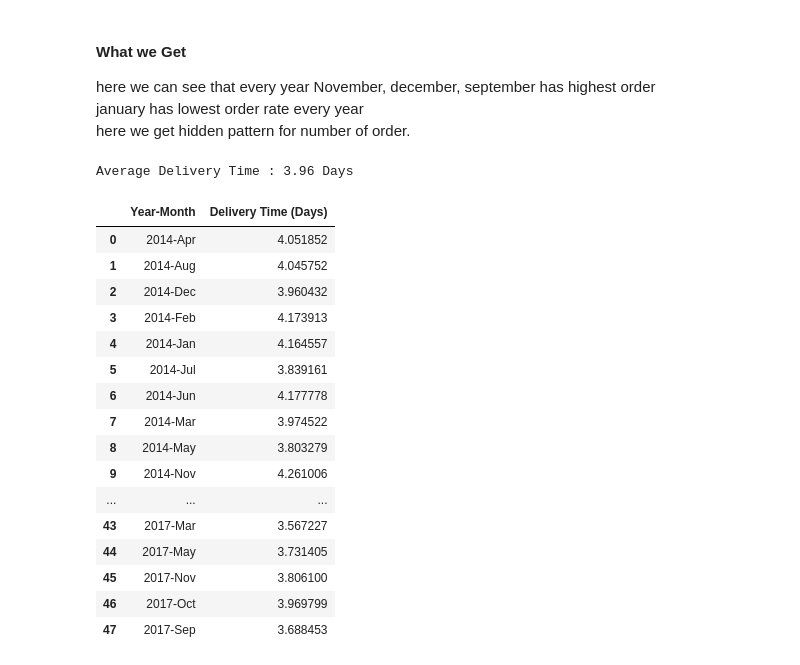
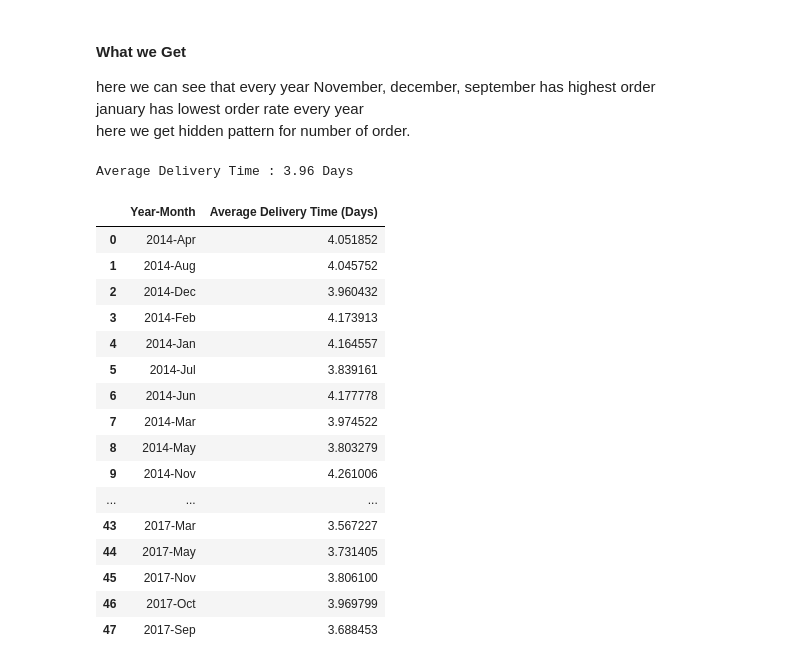
Before and after one commit to Akhil1U/Python_Basics, a Jupyter notebook: Numpy_pandas_plotly/superstore_analysis.ipynb, the cells around one changed output. Saved outputs shown, nothing was run; the diff lists cells and outputs as text; code cells hidden in the pictures.

```diff
--- a/Numpy_pandas_matploat/superstore_analysis.ipynb
+++ b/Numpy_pandas_plotly/superstore_analysis.ipynb
@@ -510,18 +522,18 @@ df['date_difference'] = df['Ship Date'] - df['Order Date']
 # %%
 
 df['Order Date'] = pd.to_datetime(df['Order Date'])
 df['Ship Date'] = pd.to_datetime(df['Ship Date'])
 
-df['Delivery Time (Days)'] = (df['Ship Date'] - df['Order Date']).dt.days
+df['Average Delivery Time (Days)'] = (df['Ship Date'] - df['Order Date']).dt.days
 
-average_delivery_time = df['Delivery Time (Days)'].mean()
+average_delivery_time = df['Average Delivery Time (Days)'].mean()
 print(f"Average Delivery Time : {average_delivery_time:,.2f} Days")
 
-delivery_time = df.groupby(['Year-Month']).agg({'Delivery Time (Days)':'mean'}).reset_index()
+delivery_time = df.groupby(['Year-Month']).agg({'Average Delivery Time (Days)':'mean'}).reset_index()
 delivery_time
 # %% [output]
 Average Delivery Time : 3.96 Days
-|  | Year-Month | Delivery Time (Days) |
+|  | Year-Month | Average Delivery Time (Days) |
 | 0 | 2014-Apr | 4.051852 |
 | 1 | 2014-Aug | 4.045752 |
 | 2 | 2014-Dec | 3.960432 |
```
Also changed, not shown: parts of 6 cells of this notebook, 4 other files.
